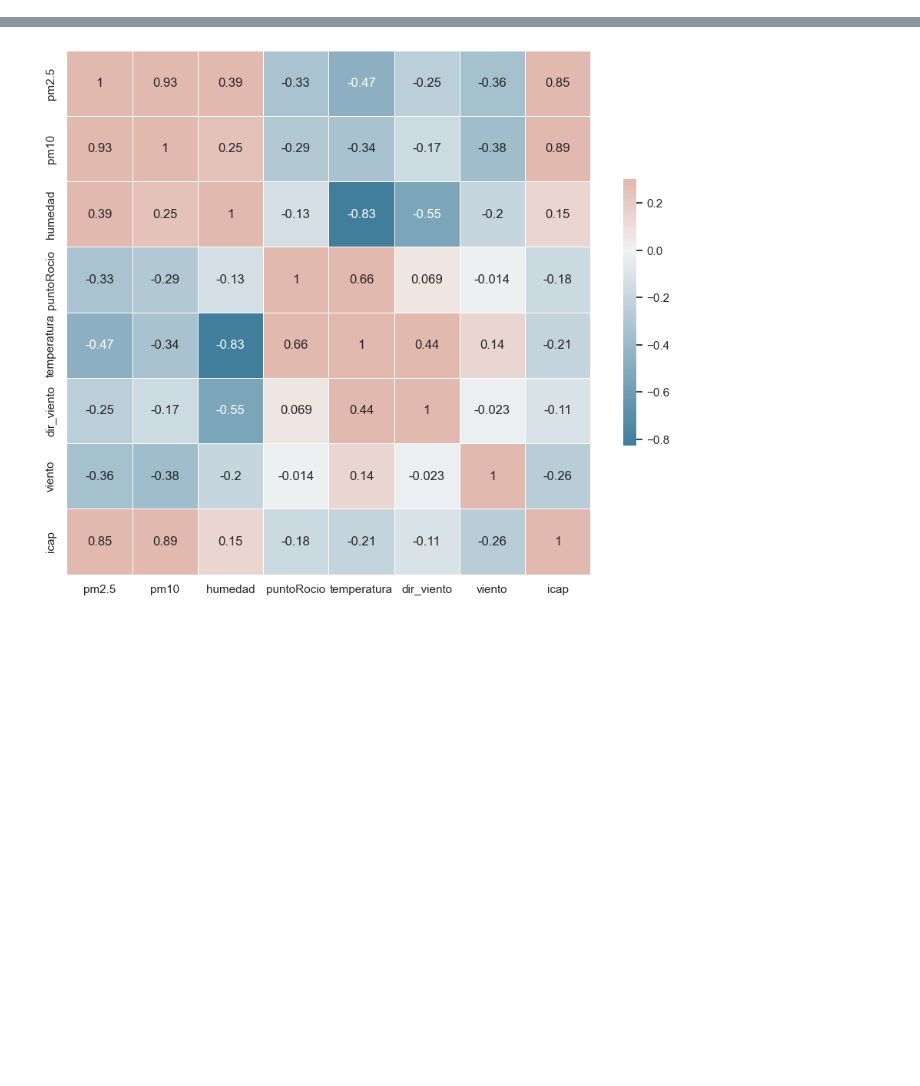
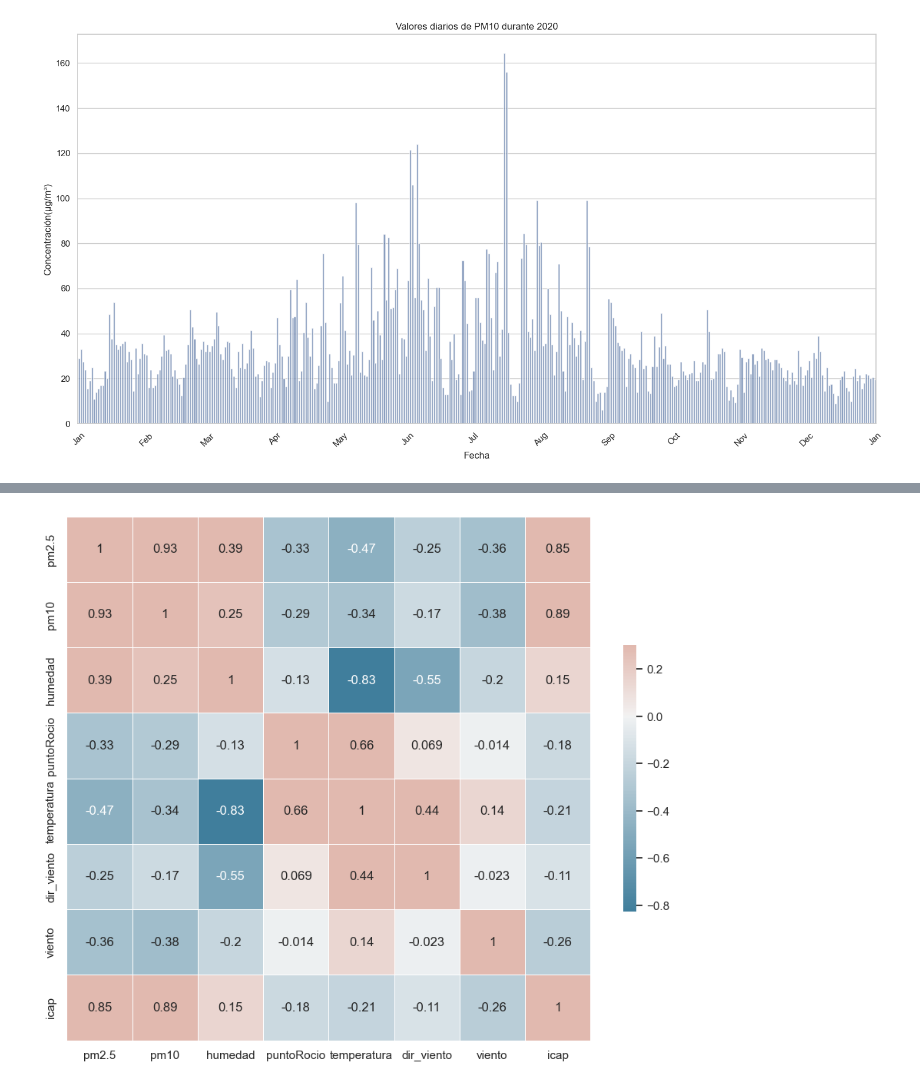
Before and after one commit to OmarMerino/Particulas_contaminantes_chillan, a Jupyter notebook: notebooks/explore/explore_dataset.ipynb, the cells around one changed output, grey strips where cells are left out. Drawn from its saved outputs; the diff is of its cells as text; code cells hidden in the pictures; blank space fills up the shorter version.

```diff
--- a/notebooks/explore/explore_dataset.ipynb
+++ b/notebooks/explore/explore_dataset.ipynb
@@ -48,0 +108,35 @@ resultados = data_set_conaminantes.groupby(['año', 'mes'])[['pm2.5', 'pm10']].m
+# %%
+# Filtrar el dataframe para el año 2020
+df_2020 = data_set_conaminantes[data_set_conaminantes['fecha'].dt.year == 2020]
+
+# Establecer el estilo y configuraciones iniciales de Seaborn
+sns.set_style("whitegrid")
+
+# Configuraciones del gráfico
+plt.figure(figsize=(15,8))
+
+# Crear gráfico de barras con Seaborn
+sns.barplot(x=df_2020['fecha'], y=df_2020['pm10'], color='b', alpha=0.7)
+
+# Configurar título, etiquetas y leyenda
+plt.title('Valores diarios de PM10 durante 2020')
+plt.xlabel('Fecha')
+plt.ylabel('Concentración(µg/m³)')
+
+# Configurar el formato y la ubicación de las marcas del eje x
+ax = plt.gca()  # Obtener el eje actual
+ax.xaxis.set_major_locator(mdates.MonthLocator())  # Ubicar una marca por mes
+ax.xaxis.set_major_formatter(mdates.DateFormatter('%b'))  # Formatear las marcas para mostrar solo el nombre abreviado del mes
+
+plt.xticks(rotation=45)
+
+
+# Guardar la figura en un archivo
+path = './imagenes/2020_registro_anual_pm10.png'
+plt.savefig(path)
+
+# Ajustar y mostrar el gráfico
+plt.tight_layout()
+plt.show()
+# %% [output]
+[figure, added]
```
Also changed, not shown: parts of 7 cells of this notebook, 17 other files.
